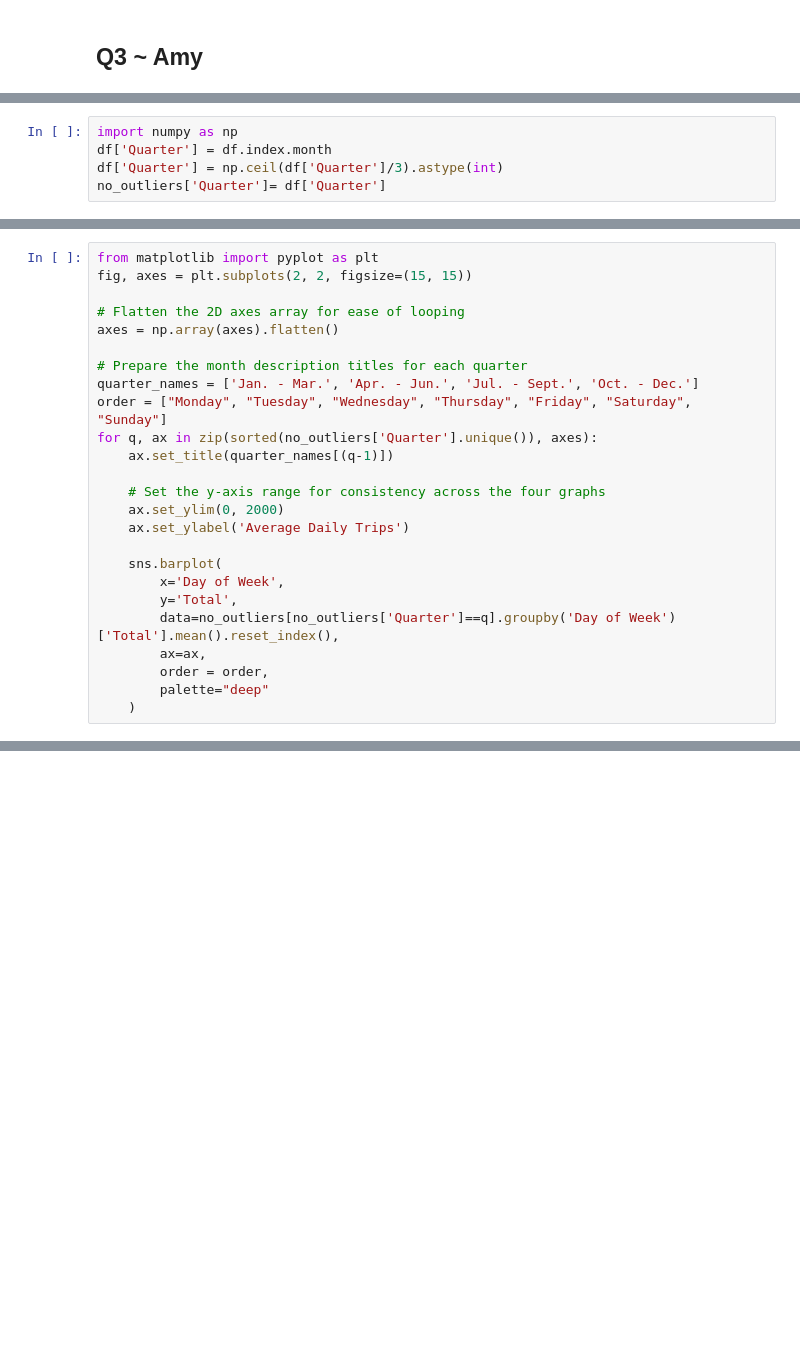
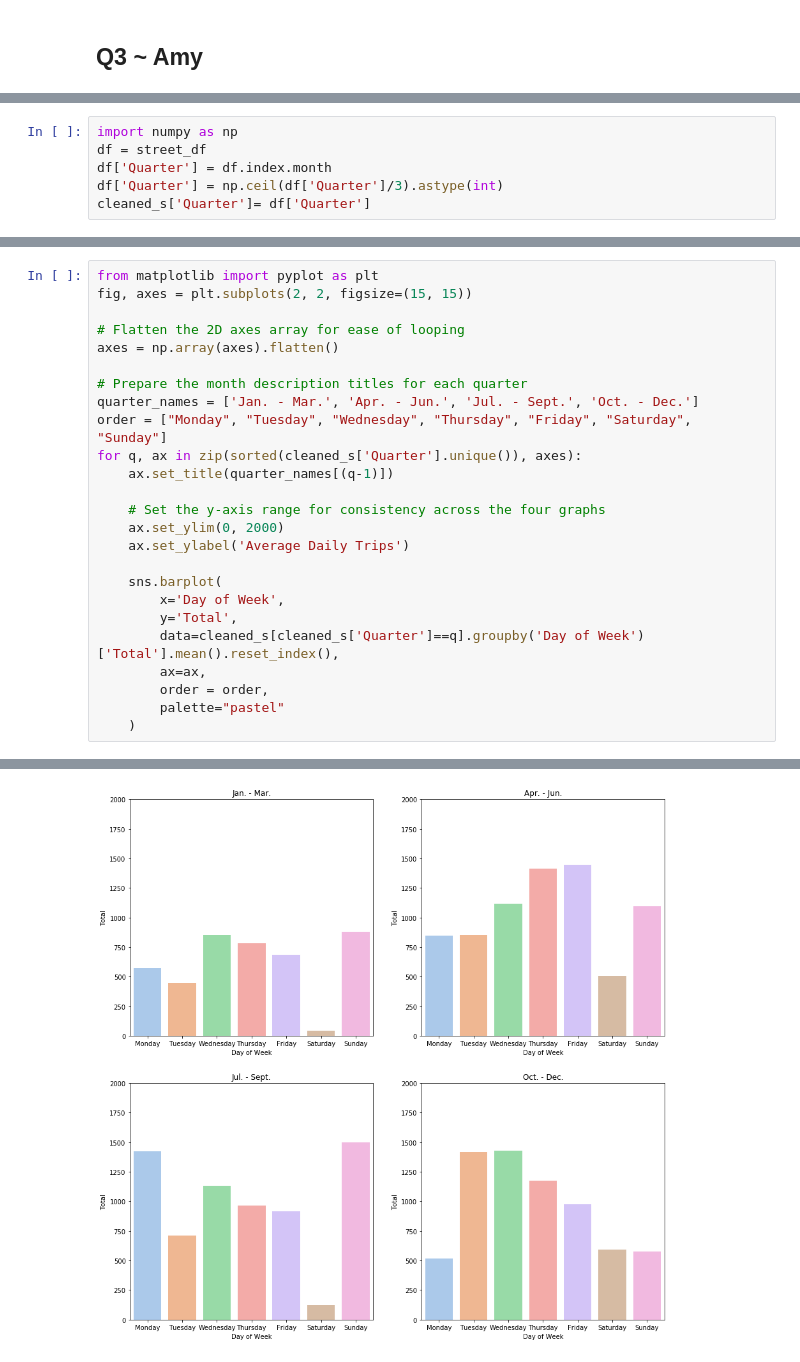
Before and after one commit to farazsfh/Numina-Analytics-Dashboard, a Jupyter notebook: Q3-Amy.ipynb, the cells around one changed output, grey strips where cells are left out. Cells and saved outputs as stored; diff of their text form; blank space fills up the shorter version.

```diff
--- a/Q3-Amy.ipynb
+++ b/Q3-Amy.ipynb
@@ -491,5 +513,6 @@ set_up()
 # %%
 import numpy as np
+df = street_df
 df['Quarter'] = df.index.month
 df['Quarter'] = np.ceil(df['Quarter']/3).astype(int)
-no_outliers['Quarter']= df['Quarter']
+cleaned_s['Quarter']= df['Quarter']
@@ -503,7 +531,7 @@ axes = np.array(axes).flatten()
 # Prepare the month description titles for each quarter
 quarter_names = ['Jan. - Mar.', 'Apr. - Jun.', 'Jul. - Sept.', 'Oct. - Dec.']
 order = ["Monday", "Tuesday", "Wednesday", "Thursday", "Friday", "Saturday", "Sunday"]
-for q, ax in zip(sorted(no_outliers['Quarter'].unique()), axes):
+for q, ax in zip(sorted(cleaned_s['Quarter'].unique()), axes):
     ax.set_title(quarter_names[(q-1)])
 
     # Set the y-axis range for consistency across the four graphs
@@ -513,9 +541,9 @@ for q, ax in zip(sorted(no_outliers['Quarter'].unique()), axes):
     sns.barplot(
         x='Day of Week',
         y='Total',
-        data=no_outliers[no_outliers['Quarter']==q].groupby('Day of Week')['Total'].mean().reset_index(),
+        data=cleaned_s[cleaned_s['Quarter']==q].groupby('Day of Week')['Total'].mean().reset_index(),
         ax=ax,
         order = order,
-        palette="deep"
+        palette="pastel"
     )
 # %% [output]
@@ -534,0 +550 @@ Text(0, 0.5, 'Average Daily Trips')
+[figure, added]
```
Also changed, not shown: parts of 22 cells of this notebook.
